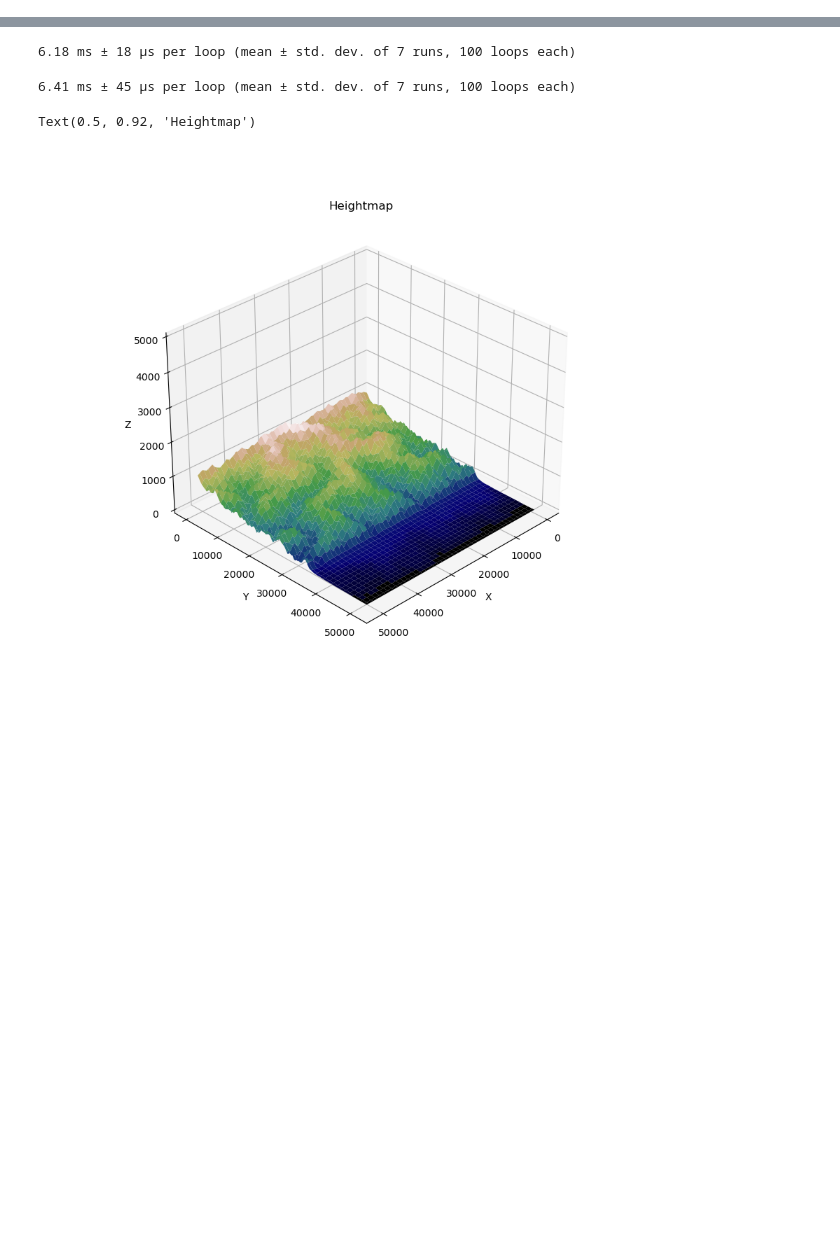
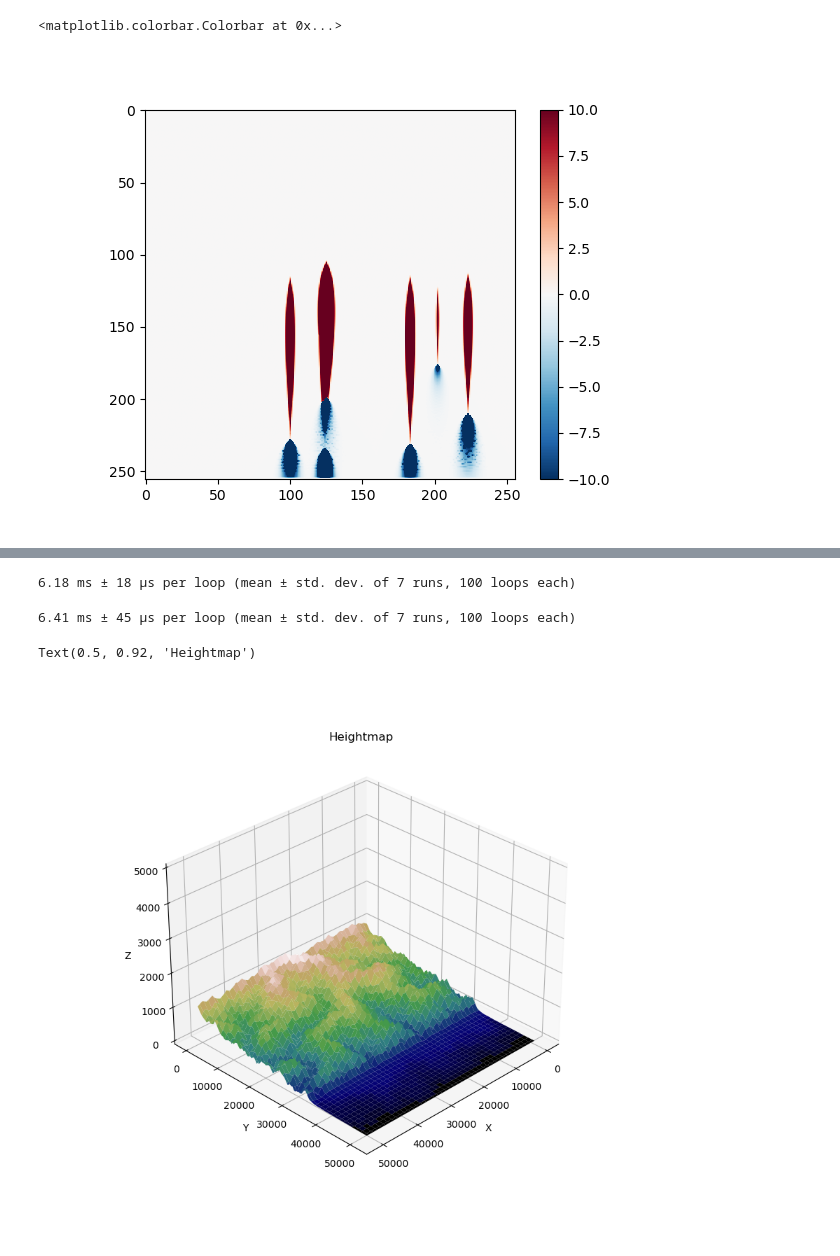
Before and after one commit to bgailleton/DAGGER, a Jupyter notebook: notebooks/popscape/Tsc_0_ basics-Copy1.ipynb, the cells around one changed output, grey strips where cells are left out. Saved outputs shown, nothing was run; the diff lists cells and outputs as text; code cells hidden in the pictures; blank space fills up the shorter version.

```diff
--- a/notebooks/popscape/Tsc_0_ basics-Copy1.ipynb
+++ b/notebooks/popscape/Tsc_0_ basics-Copy1.ipynb
@@ -145,0 +181,8 @@ Timestep 1000
+# %%
+ts.set_hillslopes_mode(psc.TSC_HILLSLOPE.HYLANDS)
+ts.set_single_tls(dt*1e5)
+ts.set_dt(100)
+ts.set_transfer_rate_Qs_hs2fl(1.)
+# ts.set_secondary_fluvial_mode(psc.TSC_FLUVIAL.NONE)
+# ts.set_single_Kle(Kle*4)
+# ts.set_single_Kld(Kld*4)
@@ -145,0 +193,7 @@ Timestep 1000
+# %%
+ts.strip_sediment()
+ts.feed_topo(np.load("topo_ss_hs.npy"))
+
+stopo = ts.get_topo()
+ts.set_single_internal_friction(0.54)
+ts.set_single_tls(dt*50000)
@@ -146,10 +204,20 @@ Timestep 1000
+# %%
+ptopo = ts.get_topo()
 # %%
 fig, ax = plt.subplots()
 
-cb = ax.imshow((ts.get_h_sed() - ts.get_topo()).reshape(rshp), vmin = -1, vmax = 1, cmap = "RdBu")
+# cb = ax.imshow((ts.get_h_sed() - ts.get_topo()).reshape(rshp), vmin = -1, vmax = 1, cmap = "RdBu")
 # cb = ax.imshow(otopo - (ts.get_topo()).reshape(rshp))
-cb = ax.imshow((ts.get_topo()).reshape(rshp))
+# cb = ax.imshow((ts.get_topo()).reshape(rshp))
 # cb = ax.imshow((ts.get_h_sed()).reshape(rshp), alpha = 0)
+# hs = ts.get_hillshade().reshape(rshp)
+
+cb = ax.imshow( (stopo - ptopo).reshape(rshp), cmap = "RdBu_r" , vmin = -10, vmax = 10)
+# cb = ax.imshow( ts.get_Qs_hillslopes().reshape(rshp), cmap = "Greens" )
+# ax.imshow(hs, cmap = 'gray', alpha = 0.5)
 
 # cb = ax.imshow(prec.reshape(rshp))
 plt.colorbar(cb)
+# %% [output]
+<matplotlib.colorbar.Colorbar at 0x...>
+[figure, added]
```
Also changed, not shown: parts of 9 cells of this notebook, 6 other files.
